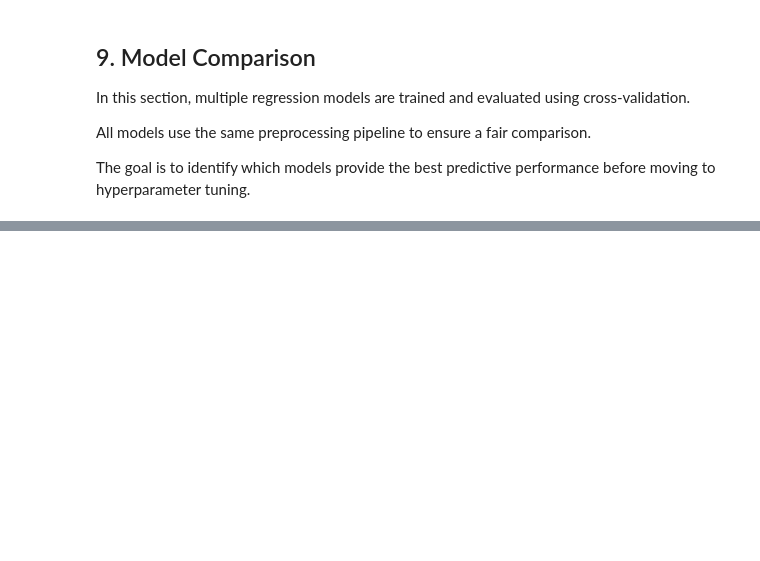
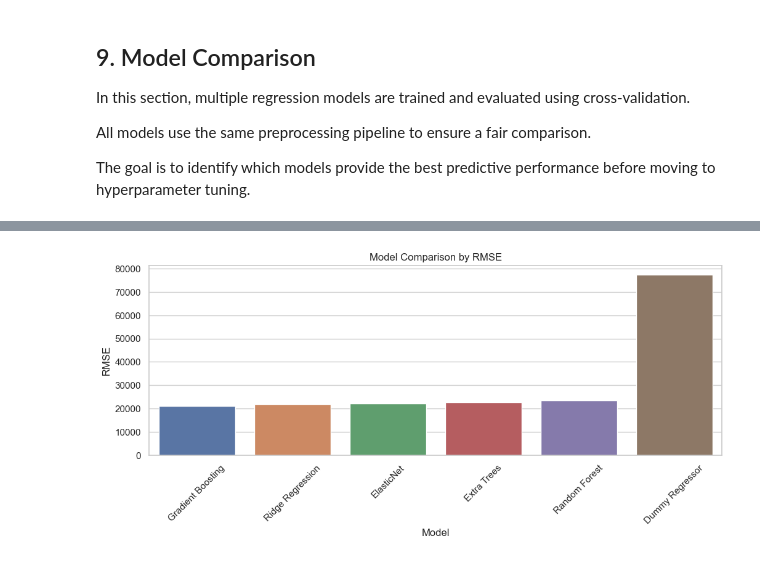
Before and after one commit to sanches-davi/ames-housing-price-prediction, a Jupyter notebook: notebooks/2. Modelling.ipynb, the cells around one changed output, grey strips where cells are left out. Drawn from its saved outputs; the diff is of its cells as text; code cells hidden in the pictures; blank space fills up the shorter version.

```diff
--- a/notebooks/2. Modelling.ipynb
+++ b/notebooks/2. Modelling.ipynb
@@ -522,0 +559,15 @@ The goal is to identify which models provide the best predictive performance bef
+# %%
+dummy_baseline_row = pd.DataFrame({
+    "Model": ["Dummy Regressor"],
+    "MAE": [dummy_results["MAE"]],
+    "RMSE": [dummy_results["RMSE"]],
+    "R2": [dummy_results["R2"]]
+})
+
+full_model_comparison = pd.concat(
+    [model_comparison, dummy_baseline_row],
+    ignore_index=True
+)
+
+full_model_comparison = full_model_comparison.sort_values(by="RMSE", ascending=True)
+full_model_comparison
@@ -522,0 +592,10 @@ The goal is to identify which models provide the best predictive performance bef
+# %%
+plt.figure(figsize=(12, 4))
+sns.barplot(data=full_model_comparison,x="Model",y="RMSE")
+plt.title("Model Comparison by RMSE")
+plt.xlabel("Model")
+plt.ylabel("RMSE")
+plt.xticks(rotation=45)
+plt.show()
+# %% [output]
+[figure, added]
```
Also changed, not shown: parts of 49 cells of this notebook.
